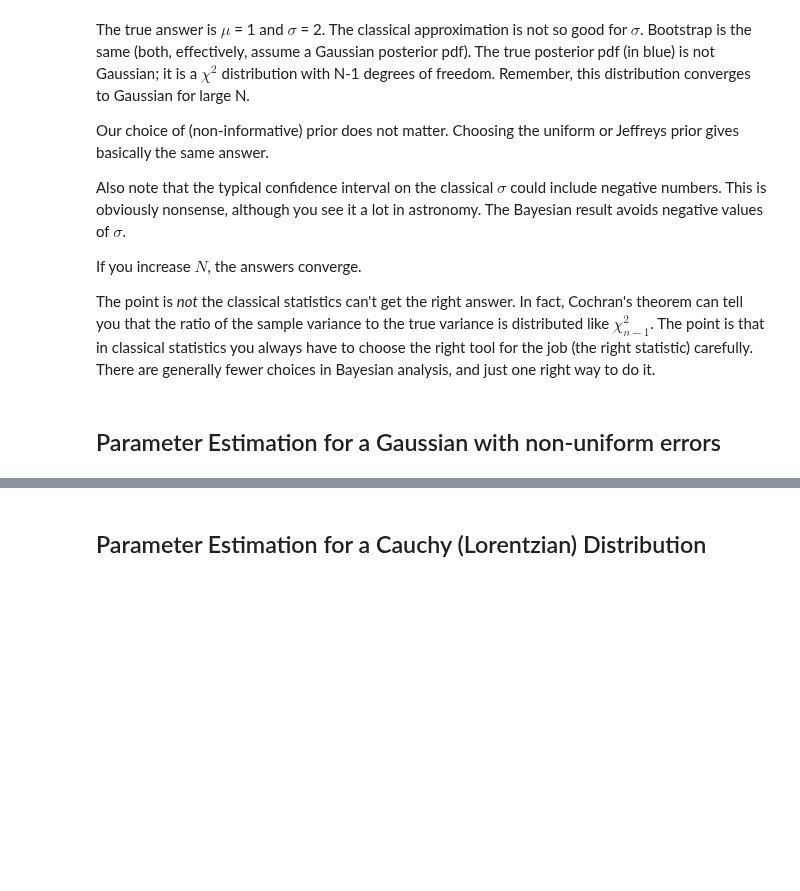
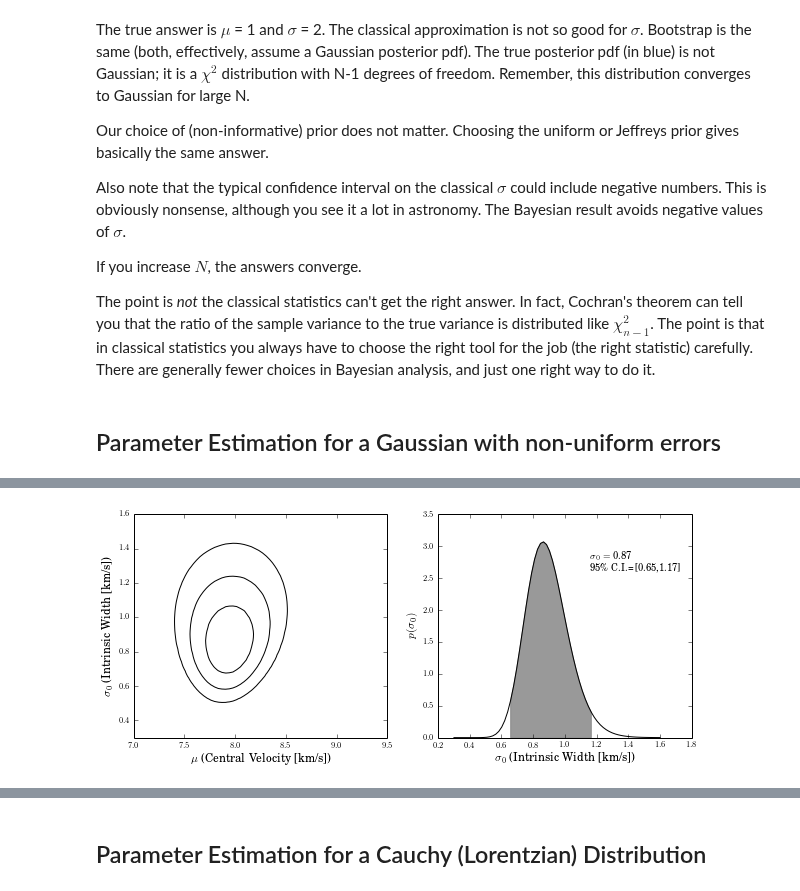
Before and after one commit to YastroML/YastroML, a Jupyter notebook: Session9_140509/bayesian_examples_and_models.ipynb, the cells around one changed output, grey strips where cells are left out. Cells and saved outputs as stored; diff of their text form; code cells hidden in the pictures; blank space fills up the shorter version.

```diff
--- a/Session9_140509/bayesian_examples_and_models.ipynb
+++ b/Session9_140509/bayesian_examples_and_models.ipynb
@@ -209,0 +362,4 @@ In astronomy we very often have non-uniform errors on data points due to differe
+# %%
+do_likelihood(vels,verrs,"test")
+# %% [output]
+[figure, added]
```
Also changed, not shown: parts of 15 cells of this notebook, 2 other files.
